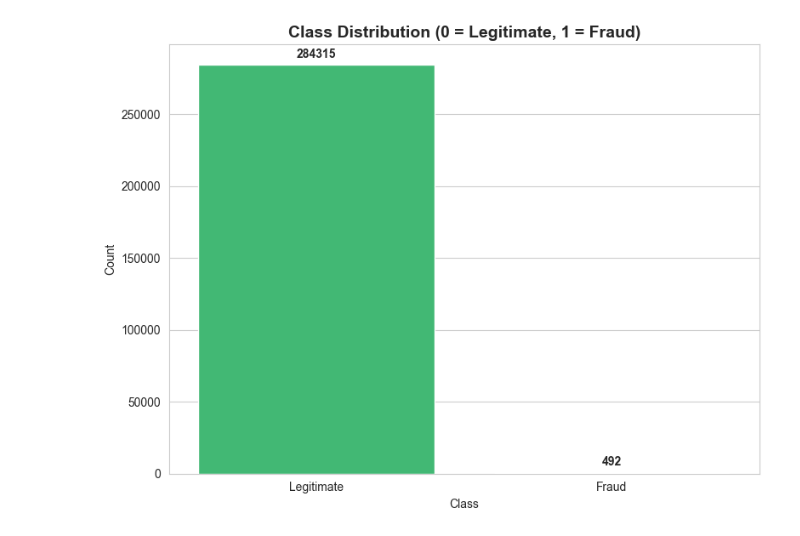
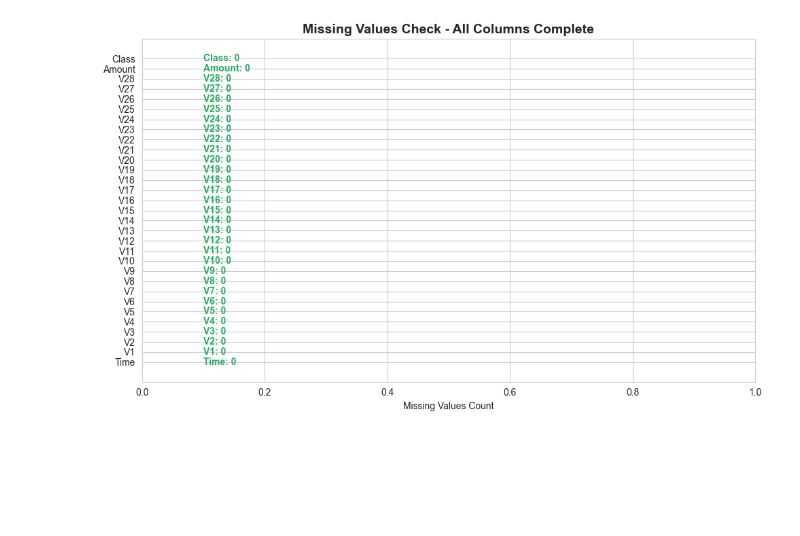
Before and after one commit to TamaraChelagat/GRP-A-ISP-TamaraChelagat, a Jupyter notebook: notebooks/02_eda.ipynb, the cells around one changed output. Cells and saved outputs as stored; diff of their text form; code cells hidden in the pictures; blank space fills up the shorter version.

```diff
--- a/notebooks/02_eda.ipynb
+++ b/notebooks/02_eda.ipynb
@@ -34,6 +34,45 @@ print("="*50)
 df.info()
 print(f"\nMissing values: {df.isnull().sum().sum()}")
 print(f"\nClass distribution:\n{df['Class'].value_counts()}")
+
+# =====================
+# 2.1 Missing Values Visualization
+# =====================
+print("\n📊 Checking for missing values...")
+missing_values = df.isnull().sum()
+if missing_values.sum() == 0:
+    print("   ✓ No missing values found!")
+    # Create visualization showing no missing values
+    plt.figure(figsize=(10, 6))
+    missing_counts = missing_values[missing_values > 0] if missing_values.sum() > 0 else pd.Series([0])
+    if len(missing_counts) == 0 or missing_counts.sum() == 0:
+        # Show all columns with zero missing values
+        plt.barh(range(len(df.columns)), [0]*len(df.columns), color='#2ecc71')
+        plt.yticks(range(len(df.columns)), df.columns)
+        plt.xlabel('Missing Values Count')
+        plt.title('Missing Values Check - All Columns Complete', fontsize=14, fontweight='bold')
+        plt.xlim(0, 1)
+        for i, col in enumerate(df.columns):
+            plt.text(0.1, i, f'{col}: 0', va='center', fontweight='bold', color='#27ae60')
+    else:
+        plt.barh(range(len(missing_counts)), missing_counts.values, color='#e74c3c')
+        plt.yticks(range(len(missing_counts)), missing_counts.index)
+        plt.xlabel('Missing Values Count')
+        plt.title('Missing Values by Column', fontsize=14, fontweight='bold')
+    plt.tight_layout()
+    plt.savefig("../visualizations/eda/missing_values.png", dpi=300, bbox_inches='tight')
+    plt.show()
+else:
+    print(f"   ⚠️ Found {missing_values.sum()} missing values")
+    plt.figure(figsize=(10, 6))
+    missing_counts = missing_values[missing_values > 0]
+    plt.barh(range(len(missing_counts)), missing_counts.values, color='#e74c3c')
+    plt.yticks(range(len(missing_counts)), missing_counts.index)
+    plt.xlabel('Missing Values Count')
+    plt.title('Missing Values by Column', fontsize=14, fontweight='bold')
+    plt.tight_layout()
+    plt.savefig("../visualizations/eda/missing_values.png", dpi=300, bbox_inches='tight')
+    plt.show()
 
 # =====================
 # 3. Class Distribution
@@ -167,6 +206,50 @@ plt.tight_layout()
 plt.savefig("../visualizations/eda/pca_features_sample.png", dpi=300, bbox_inches='tight')
 plt.show()
 
+# =====================
+# 9. Outlier Detection (Box Plots)
+# =====================
+print("\n🔍 Detecting outliers in key features...")
+# Select key features for outlier analysis
+outlier_features = ['Amount', 'Time', 'V1', 'V2', 'V3', 'V4']
+
+fig, axes = plt.subplots(2, 3, figsize=(15, 10))
+axes = axes.ravel()
+
+for idx, feature in enumerate(outlier_features):
+    data_to_plot = [df[df['Class'] == 0][feature].values,
+                    df[df['Class'] == 1][feature].values]
+    bp = axes[idx].boxplot(data_to_plot, labels=['Legitimate', 'Fraud'],
+                           patch_artist=True, showfliers=True)
+
+    # Color the boxes
+    colors = ['#2ecc71', '#e74c3c']
+    for patch, color in zip(bp['boxes'], colors):
+        patch.set_facecolor(color)
+        patch.set_alpha(0.7)
+
+    axes[idx].set_ylabel(feature)
+    axes[idx].set_title(f'{feature} - Outlier Detection', fontweight='bold')
+    axes[idx].grid(True, alpha=0.3)
+
+plt.suptitle('Outlier Detection in Key Features', fontsize=16, fontweight='bold', y=0.995)
+plt.tight_layout()
+plt.savefig("../visualizations/eda/outlier_detection.png", dpi=300, bbox_inches='tight')
+plt.show()
+
+# Calculate IQR for Amount (most important feature)
+Q1 = df['Amount'].quantile(0.25)
+Q3 = df['Amount'].quantile(0.75)
+IQR = Q3 - Q1
+lower_bound = Q1 - 1.5 * IQR
+upper_bound = Q3 + 1.5 * IQR
+outliers = df[(df['Amount'] < lower_bound) | (df['Amount'] > upper_bound)]
+print(f"\n📊 Amount Outlier Statistics:")
+print(f"   Q1: {Q1:.2f}, Q3: {Q3:.2f}, IQR: {IQR:.2f}")
+print(f"   Lower bound: {lower_bound:.2f}, Upper bound: {upper_bound:.2f}")
+print(f"   Outliers found: {len(outliers)} ({len(outliers)/len(df)*100:.2f}%)")
+print(f"   Outliers in fraud cases: {outliers[outliers['Class']==1].shape[0]}")
+
 print("\n✅ EDA Complete! Visualizations saved to ../visualizations/eda/")
 # %% [output]
 Loading data...
@@ -189 +272 @@ Generating class distribution plot...
-[figure, old version]
+[figure, new version]
```
Also changed, not shown: parts of 1 cell of this notebook, 18 other files.
